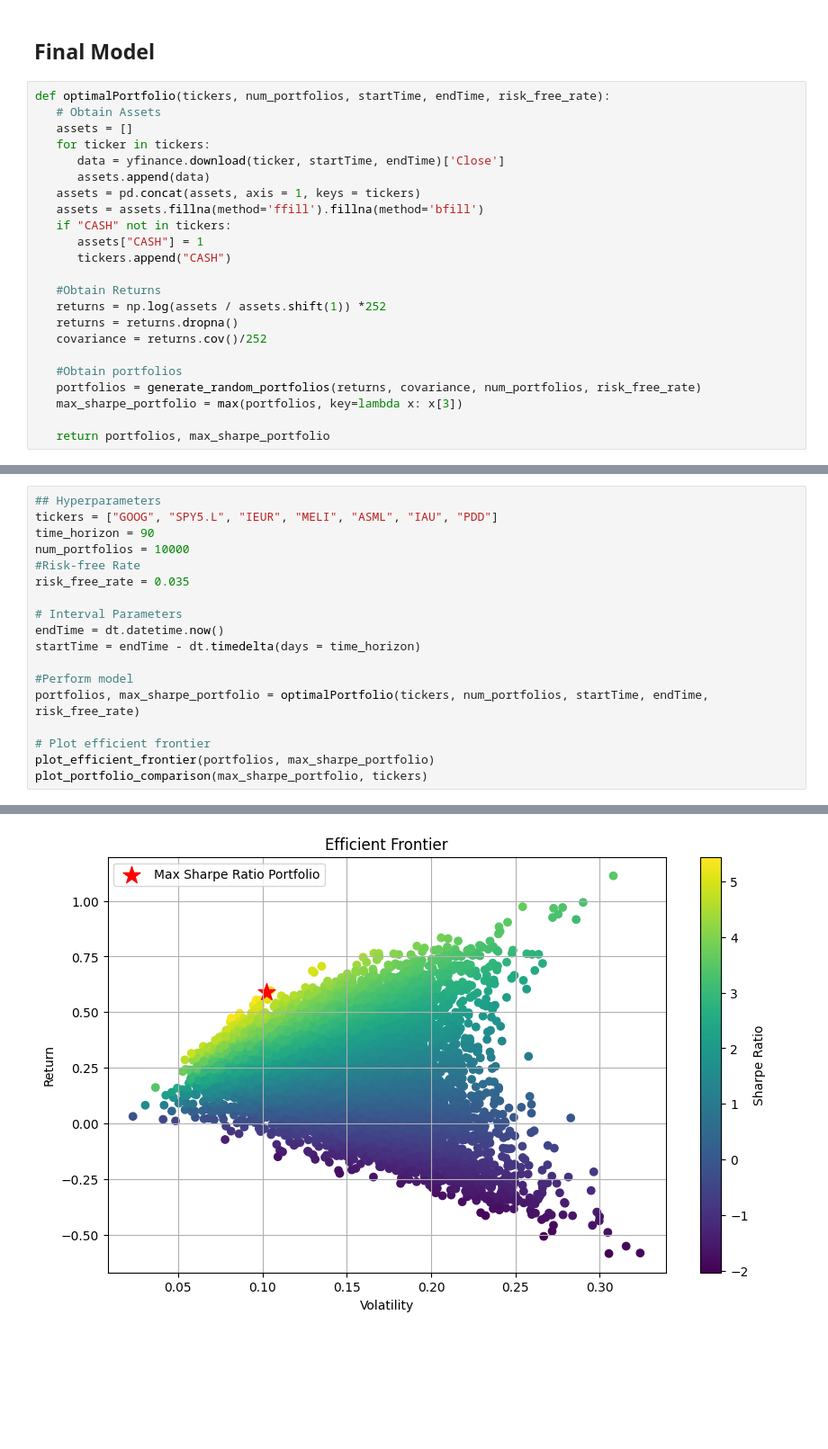
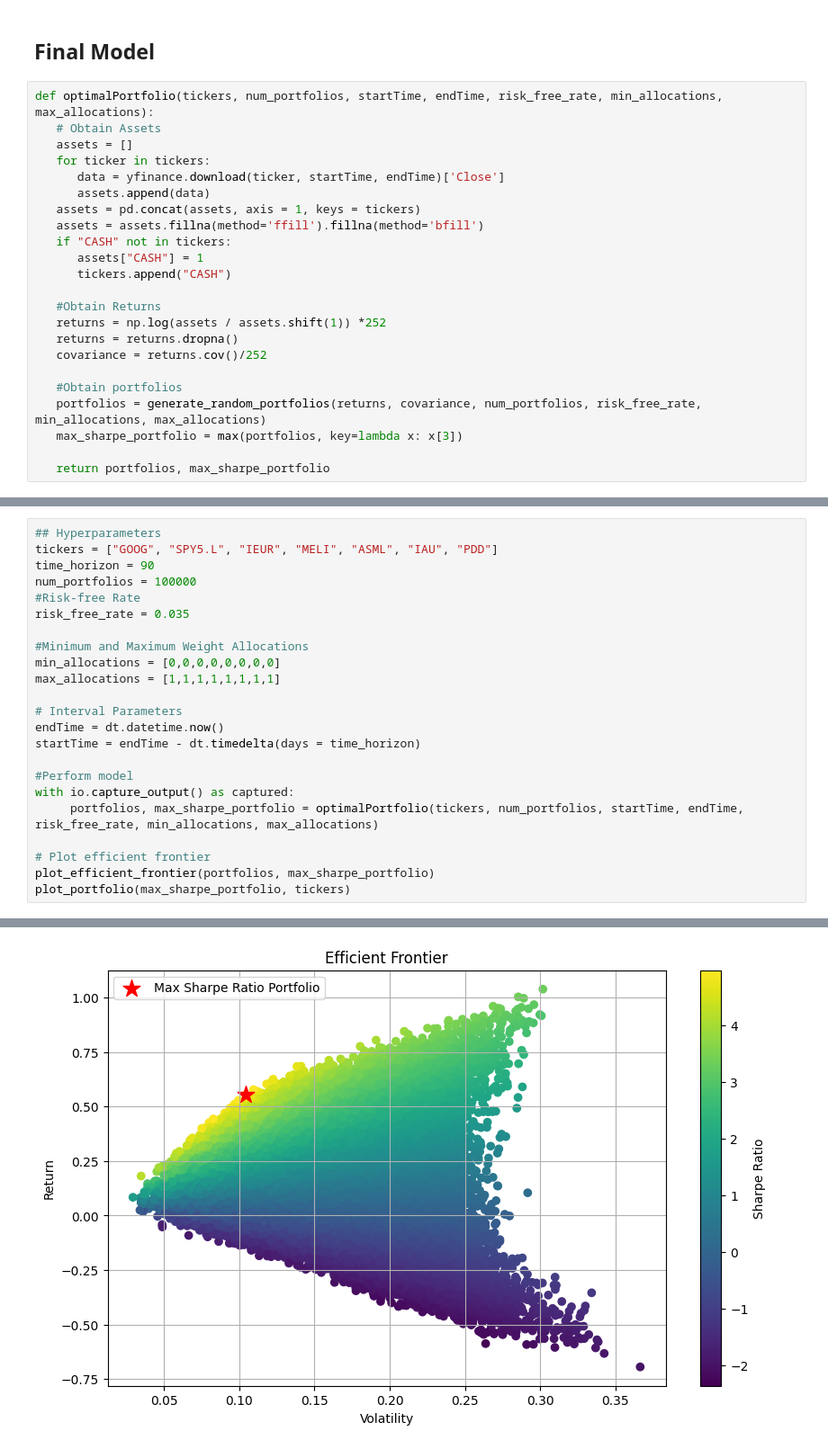
Before and after one commit to Notenkraker02/INVICTI, a Jupyter notebook: Portfolio_Optimization.ipynb, the cells around one changed output, grey strips where cells are left out. Shown at 90% size. Drawn from its saved outputs; the diff is of its cells as text; blank space fills up the shorter version.

```diff
--- a/Portfolio_Optimization.ipynb
+++ b/Portfolio_Optimization.ipynb
@@ -118,7 +142,7 @@ def plot_portfolio_comparison(max_sharpe_portfolio, tickers):
 # %% [markdown]
 ## Final Model
 # %%
-def optimalPortfolio(tickers, num_portfolios, startTime, endTime, risk_free_rate):
+def optimalPortfolio(tickers, num_portfolios, startTime, endTime, risk_free_rate, min_allocations, max_allocations):
    # Obtain Assets
    assets = []
    for ticker in tickers:
@@ -136,7 +160,7 @@ def optimalPortfolio(tickers, num_portfolios, startTime, endTime, risk_free_rate
    covariance = returns.cov()/252
 
    #Obtain portfolios
-   portfolios = generate_random_portfolios(returns, covariance, num_portfolios, risk_free_rate)
+   portfolios = generate_random_portfolios(returns, covariance, num_portfolios, risk_free_rate, min_allocations, max_allocations)
    max_sharpe_portfolio = max(portfolios, key=lambda x: x[3])
 
    return portfolios, max_sharpe_portfolio
@@ -155,18 +180,23 @@ def optimalPortfolio(tickers, num_portfolios, startTime, endTime, risk_free_rate
 ## Hyperparameters
 tickers = ["GOOG", "SPY5.L", "IEUR", "MELI", "ASML", "IAU", "PDD"]
 time_horizon = 90
-num_portfolios = 10000
+num_portfolios = 100000
 #Risk-free Rate
 risk_free_rate = 0.035
+
+#Minimum and Maximum Weight Allocations
+min_allocations = [0,0,0,0,0,0,0,0]
+max_allocations = [1,1,1,1,1,1,1,1]
 
 # Interval Parameters
 endTime = dt.datetime.now()
 startTime = endTime - dt.timedelta(days = time_horizon)
 
 #Perform model
-portfolios, max_sharpe_portfolio = optimalPortfolio(tickers, num_portfolios, startTime, endTime, risk_free_rate)
+with io.capture_output() as captured:
+     portfolios, max_sharpe_portfolio = optimalPortfolio(tickers, num_portfolios, startTime, endTime, risk_free_rate, min_allocations, max_allocations)
 
 # Plot efficient frontier
 plot_efficient_frontier(portfolios, max_sharpe_portfolio)
-plot_portfolio_comparison(max_sharpe_portfolio, tickers)
+plot_portfolio(max_sharpe_portfolio, tickers)
 # %% [output]
@@ -180 +203 @@ plot_portfolio_comparison(max_sharpe_portfolio, tickers)
-[figure, old version]
+[figure, new version]
```
Also changed, not shown: parts of 4 cells of this notebook.
